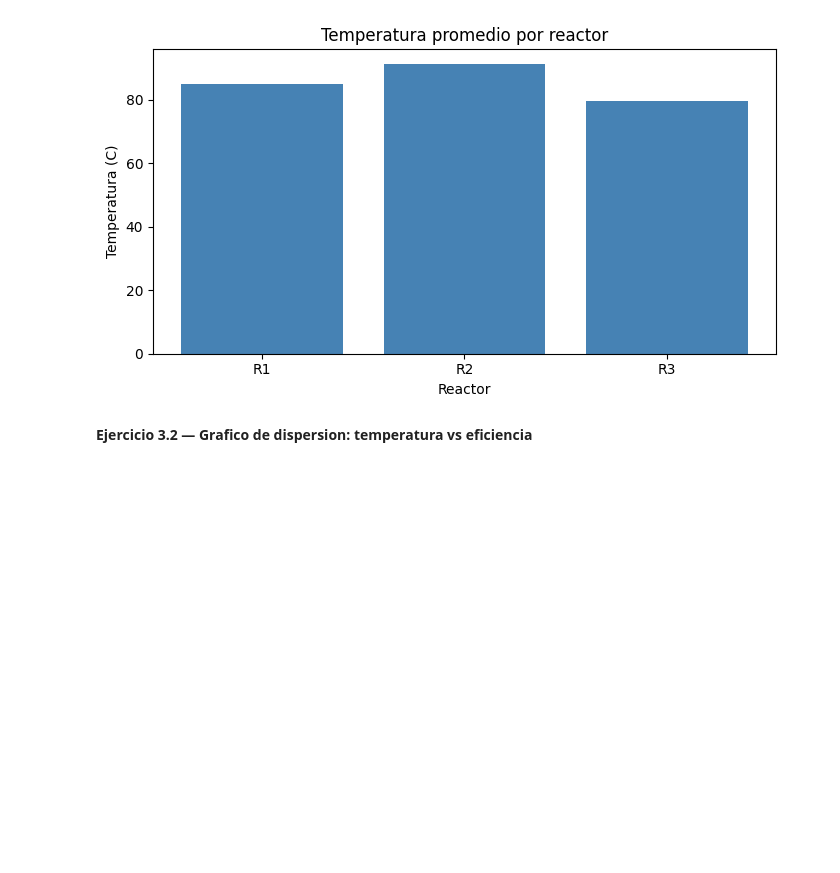
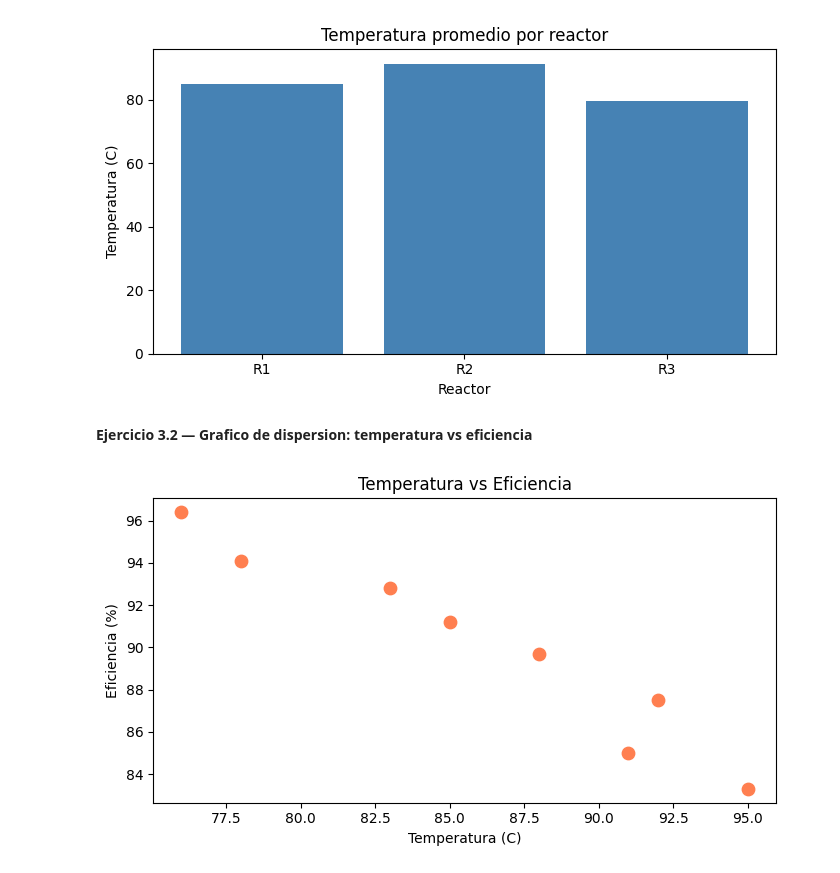
Before and after one commit to josecraft5/Taller-9-Jose-Quintana-00343500, a Jupyter notebook: Taller9.ipynb, the cells around one changed output. Cells and saved outputs as stored; diff of their text form; code cells hidden in the pictures; blank space fills up the shorter version.

```diff
--- a/Taller9.ipynb
+++ b/Taller9.ipynb
@@ -161,3 +200,16 @@ plt.show()
 [figure]
 # %% [markdown]
 **Ejercicio 3.2 — Grafico de dispersion: temperatura vs eficiencia**
+# %%
+plt.figure(figsize=(7, 4))
+
+plt.scatter(df['temperatura'], df['eficiencia'], color='coral', s=80)
+
+plt.title('Temperatura vs Eficiencia')
+plt.xlabel('Temperatura (C)')
+plt.ylabel('Eficiencia (%)')
+
+plt.tight_layout()
+plt.show()
+# %% [output]
+[figure, added]
```
Also changed, not shown: parts of 8 cells of this notebook, 1 other file.
